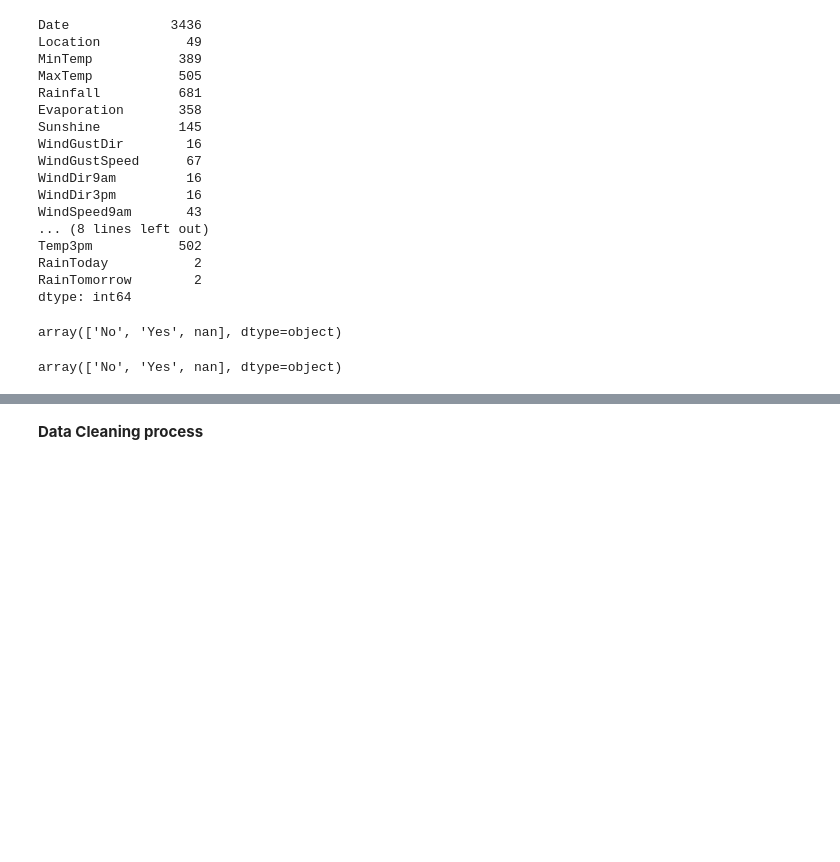
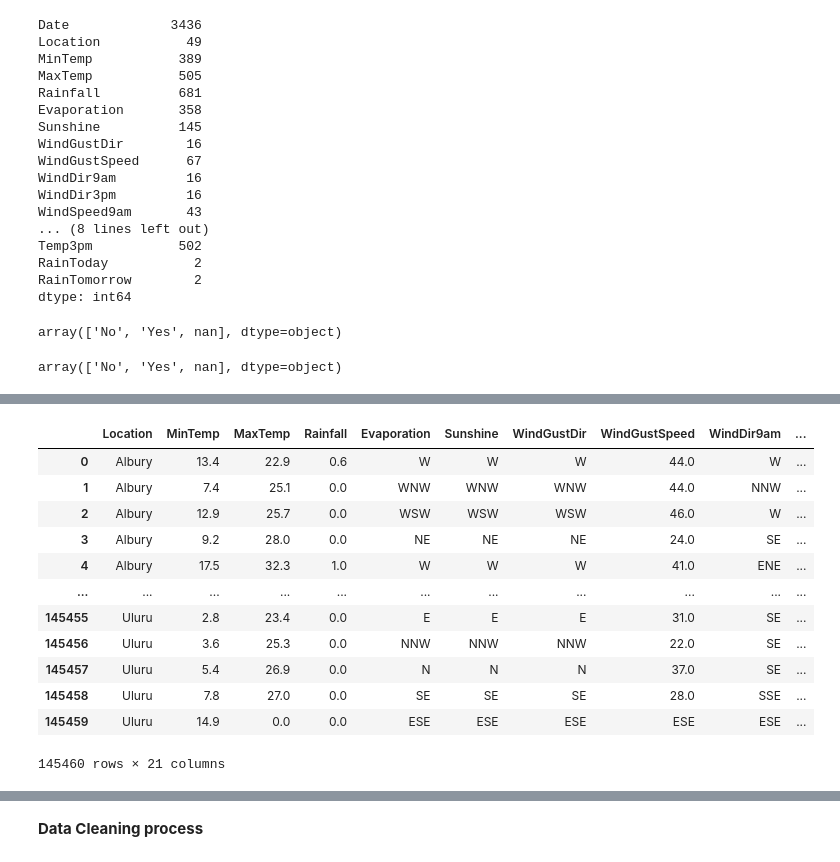
Before and after one commit to NileshCT/Linear_Regression_Modelling, a Jupyter notebook: Classification_Modelling_WeatherAUSipynb.ipynb, the cells around one changed output, grey strips where cells are left out. Saved outputs shown, nothing was run; the diff lists cells and outputs as text; code cells hidden in the pictures; blank space fills up the shorter version.

```diff
--- a/Classification_Modelling_WeatherAUSipynb.ipynb
+++ b/Classification_Modelling_WeatherAUSipynb.ipynb
@@ -118,0 +137,6 @@ df.duplicated().sum()
+# %%
+#Creating new dataframe by cloning df dataframe.
+df1=df.copy()
+# %%
+#Considering all features except the raintomorrow feature.
+df1=df1.iloc[:,:-1]
@@ -118,0 +211,16 @@ df.duplicated().sum()
+# %%
+df1.fillna(method="bfill",axis=1)
+# %% [output]
+|  | Location | MinTemp | MaxTemp | Rainfall | Evaporation | Sunshine | WindGustDir | WindGustSpeed | WindDir9am | ... |
+| 0 | Albury | 13.4 | 22.9 | 0.6 | W | W | W | 44.0 | W | ... |
+| 1 | Albury | 7.4 | 25.1 | 0.0 | WNW | WNW | WNW | 44.0 | NNW | ... |
+| 2 | Albury | 12.9 | 25.7 | 0.0 | WSW | WSW | WSW | 46.0 | W | ... |
+| 3 | Albury | 9.2 | 28.0 | 0.0 | NE | NE | NE | 24.0 | SE | ... |
+| 4 | Albury | 17.5 | 32.3 | 1.0 | W | W | W | 41.0 | ENE | ... |
+| ... | ... | ... | ... | ... | ... | ... | ... | ... | ... | ... |
+| 145455 | Uluru | 2.8 | 23.4 | 0.0 | E | E | E | 31.0 | SE | ... |
+| 145456 | Uluru | 3.6 | 25.3 | 0.0 | NNW | NNW | NNW | 22.0 | SE | ... |
+| 145457 | Uluru | 5.4 | 26.9 | 0.0 | N | N | N | 37.0 | SE | ... |
+| 145458 | Uluru | 7.8 | 27.0 | 0.0 | SE | SE | SE | 28.0 | SSE | ... |
+| 145459 | Uluru | 14.9 | 0.0 | 0.0 | ESE | ESE | ESE | ESE | ESE | ... |
+145460 rows × 21 columns
```
Also changed, not shown: parts of 15 cells of this notebook.
